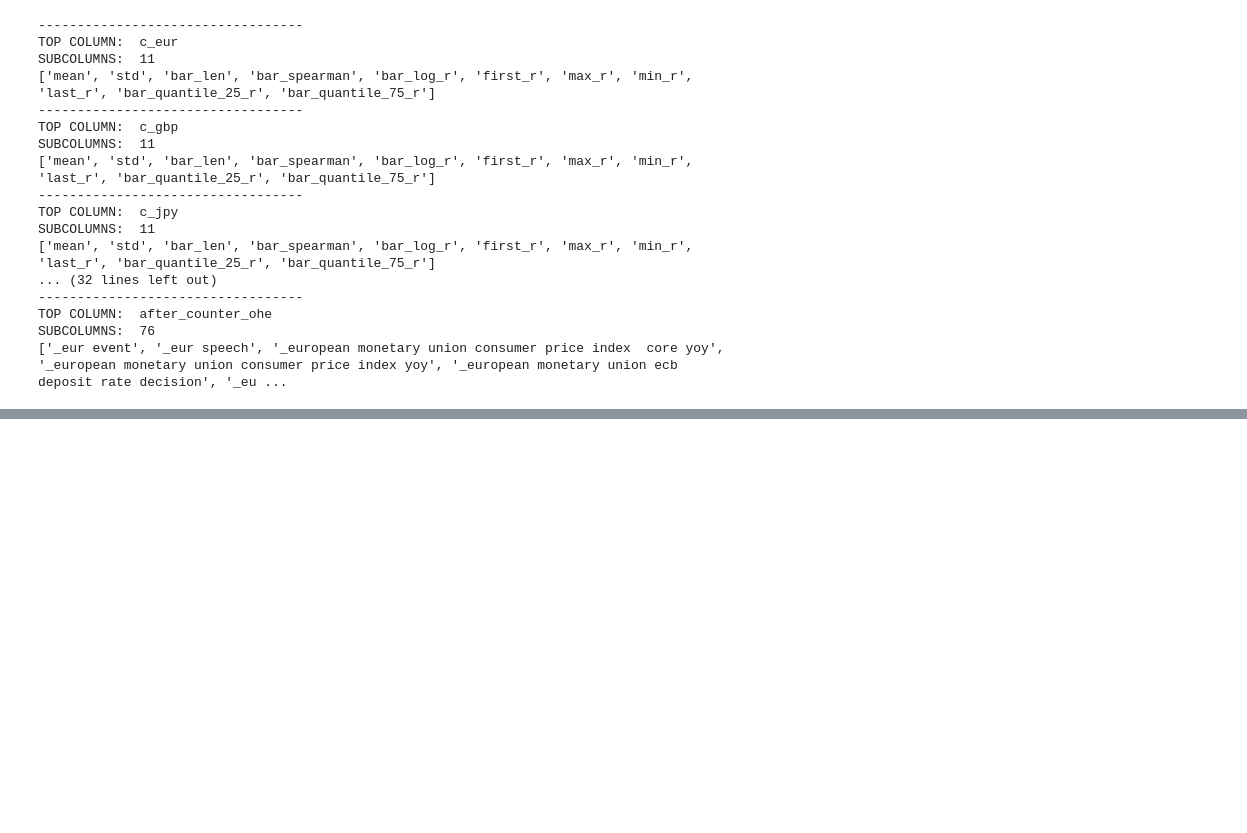
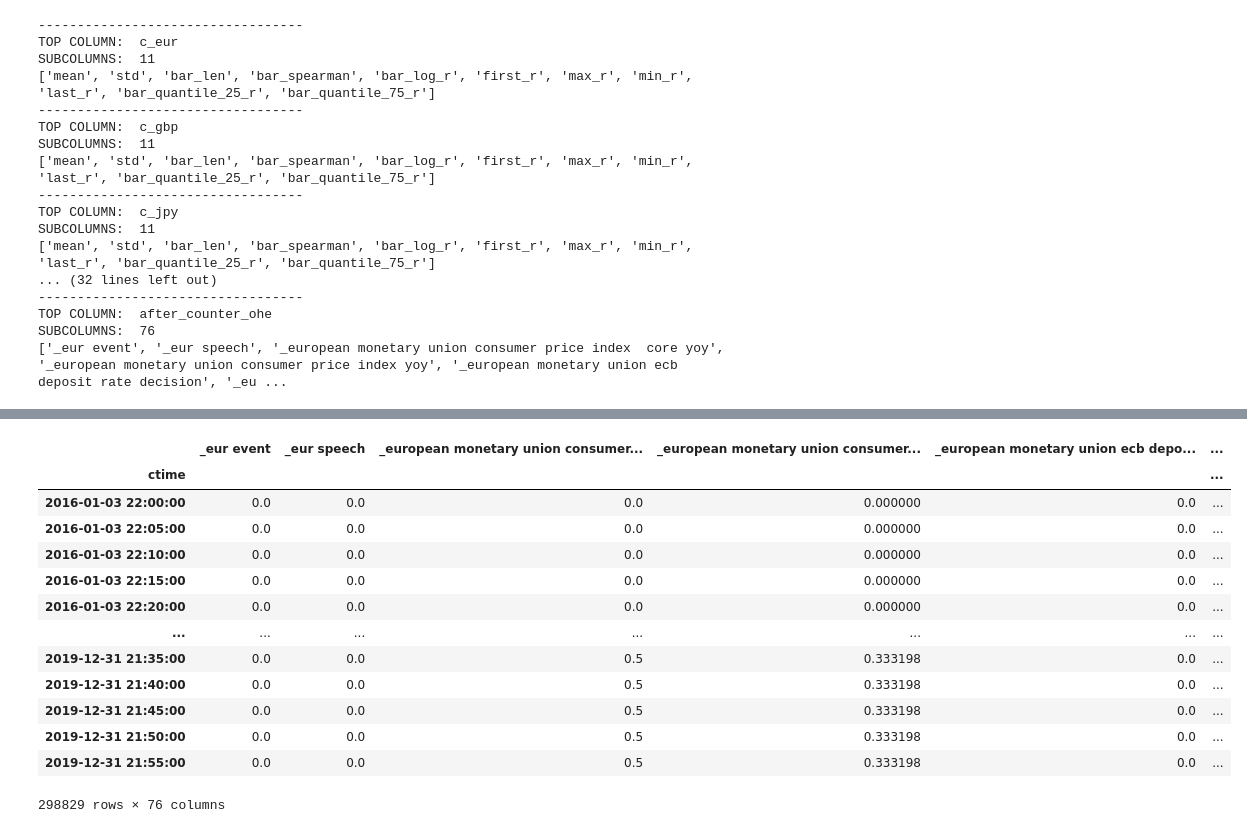
Before and after one commit to sinusgamma/probabilistic_wavenet_fx, a Jupyter notebook: wavenet_fx.ipynb, the cells around one changed output, grey strips where cells are left out. Saved outputs shown, nothing was run; the diff lists cells and outputs as text; code cells hidden in the pictures; blank space fills up the shorter version.

```diff
--- a/wavenet_fx.ipynb
+++ b/wavenet_fx.ipynb
@@ -57,0 +193,27 @@ SUBCOLUMNS:  76
+# %%
+# dividing with the max of absolute values keeps the signs
+df['surprise_ohe'] = df['surprise_ohe']/df['surprise_ohe'].loc['2016':'2019'].abs().max()
+df['surprise_ohe'] = df['surprise_ohe'].fillna(0.0)
+
+df['change_ohe'] = df['change_ohe']/df['change_ohe'].loc['2016':'2019'].abs().max()
+df['change_ohe'] = df['change_ohe'].fillna(0.0)
+
+df['after_counter_ohe'] = df['after_counter_ohe']/df['after_counter_ohe'].loc['2016':'2019'].abs().max()
+df['after_counter_ohe'] = df['after_counter_ohe'].fillna(0.0)
+# %%
+df['surprise_ohe']
+# %% [output]
+|  | _eur event | _eur speech | _european monetary union consumer... | _european monetary union consumer... | _european monetary union ecb depo... | ... |
+| ctime |  |  |  |  |  | ... |
+| 2016-01-03 22:00:00 | 0.0 | 0.0 | 0.0 | 0.000000 | 0.0 | ... |
+| 2016-01-03 22:05:00 | 0.0 | 0.0 | 0.0 | 0.000000 | 0.0 | ... |
+| 2016-01-03 22:10:00 | 0.0 | 0.0 | 0.0 | 0.000000 | 0.0 | ... |
+| 2016-01-03 22:15:00 | 0.0 | 0.0 | 0.0 | 0.000000 | 0.0 | ... |
+| 2016-01-03 22:20:00 | 0.0 | 0.0 | 0.0 | 0.000000 | 0.0 | ... |
+| ... | ... | ... | ... | ... | ... | ... |
+| 2019-12-31 21:35:00 | 0.0 | 0.0 | 0.5 | 0.333198 | 0.0 | ... |
+| 2019-12-31 21:40:00 | 0.0 | 0.0 | 0.5 | 0.333198 | 0.0 | ... |
+| 2019-12-31 21:45:00 | 0.0 | 0.0 | 0.5 | 0.333198 | 0.0 | ... |
+| 2019-12-31 21:50:00 | 0.0 | 0.0 | 0.5 | 0.333198 | 0.0 | ... |
+| 2019-12-31 21:55:00 | 0.0 | 0.0 | 0.5 | 0.333198 | 0.0 | ... |
+298829 rows × 76 columns
```
Also changed, not shown: parts of 17 cells of this notebook.
